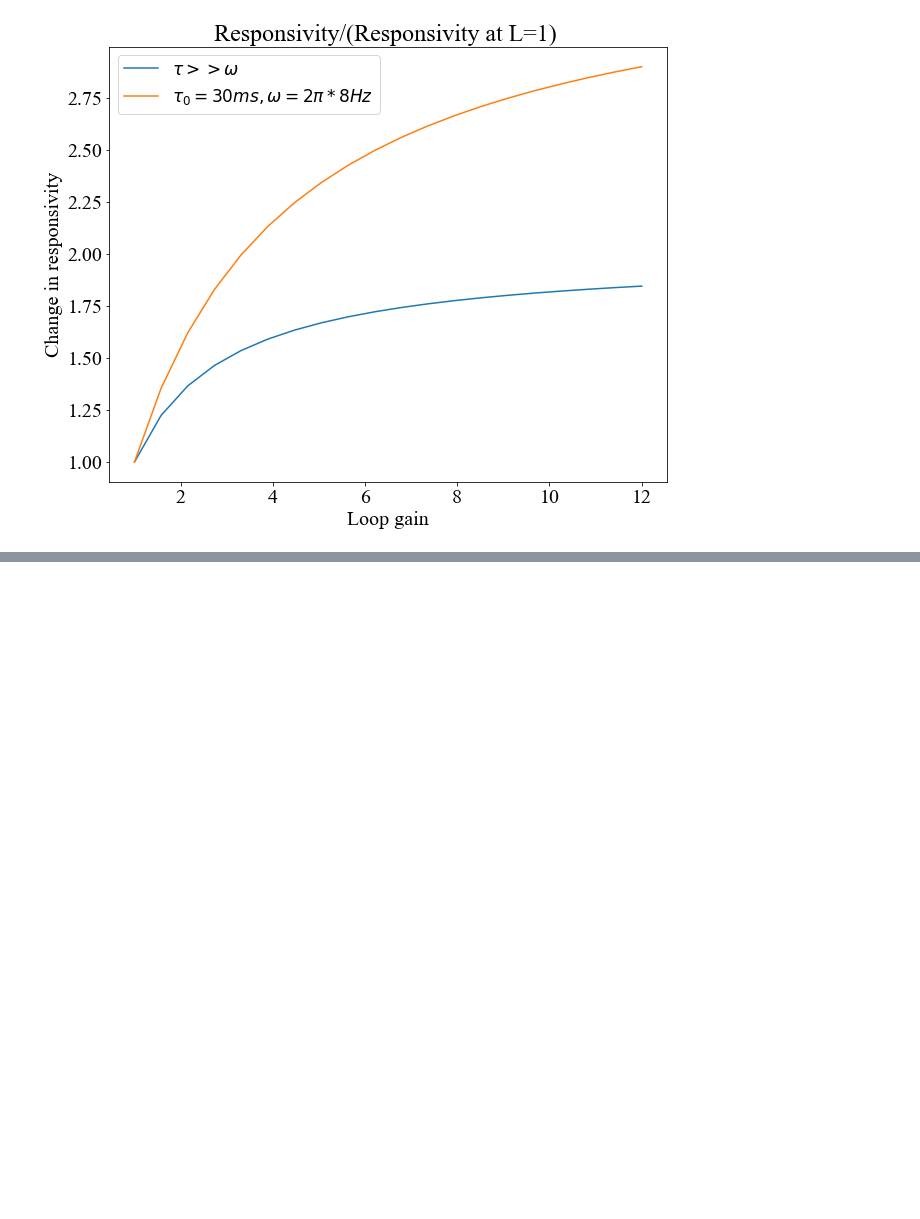
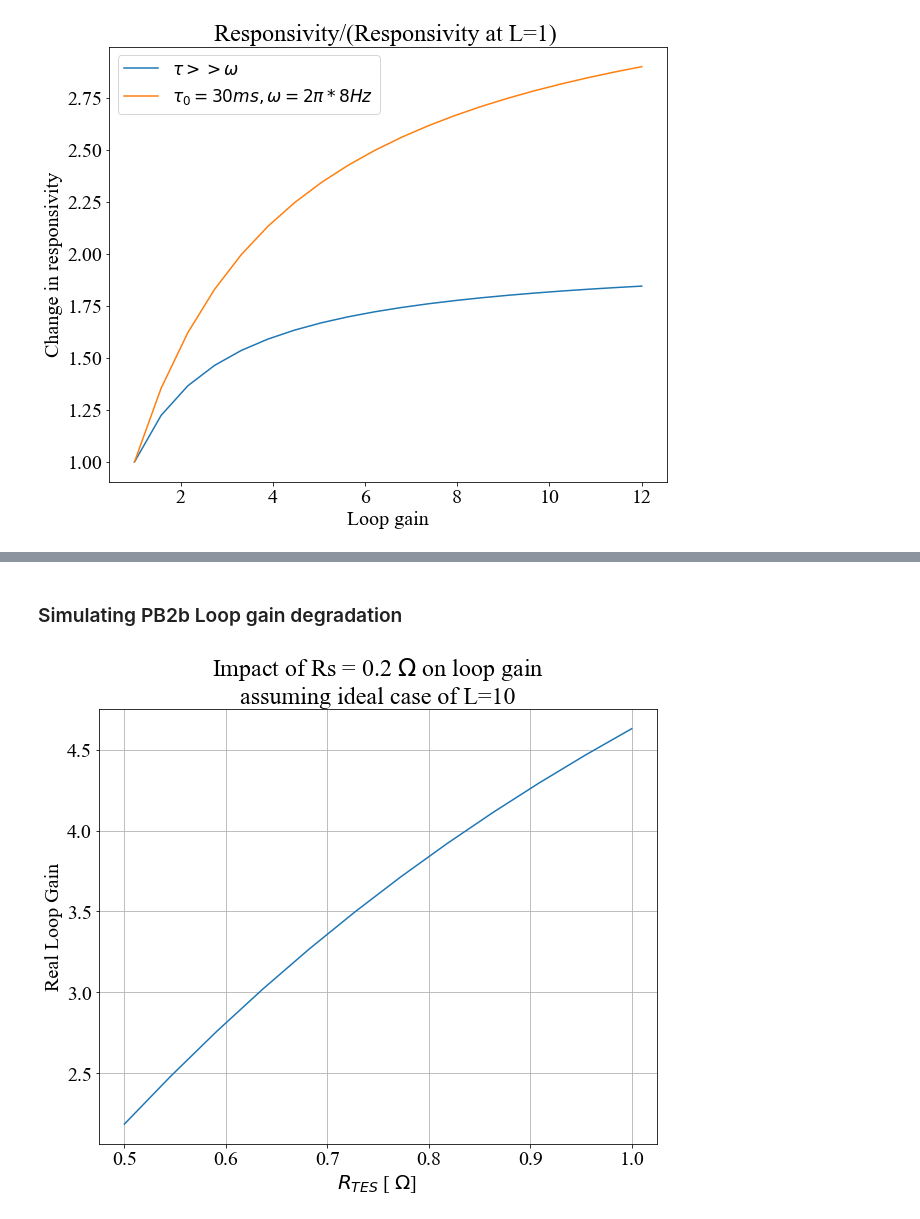
Before and after one commit to nfarias95/ReadoutDesigner, a Jupyter notebook: dfmux_simulations/simulate_responsivity.ipynb, the cells around one changed output, grey strips where cells are left out. Saved outputs shown, nothing was run; the diff lists cells and outputs as text; code cells hidden in the pictures; blank space fills up the shorter version.

```diff
--- a/dfmux_simulations/simulate_responsivity.ipynb
+++ b/dfmux_simulations/simulate_responsivity.ipynb
@@ -51,0 +238,24 @@ plt.legend()
+# %% [markdown]
+### Simulating PB2b Loop gain degradation
+# %%
+
+R_TESs = np.linspace(0.5, 1, 12)
+R_s = 0.2
+loop_gain = 10
+
+# data to collect
+loop_gains_real = np.zeros(len(R_TESs))
+
+for rc, R_TES in enumerate(R_TESs):
+
+    loop_gains_real[rc] = loop_gain * get_loop_gain_factor(R_TES, R_s)
+
+
+plt.figure(15, figsize=FIG_SIZE)
+plt.plot( R_TESs, loop_gains_real)
+plt.ylabel("Real Loop Gain")
+plt.xlabel("$R_{TES}$ [ $\\Omega$] ")
+plt.title("Impact of Rs = " + str(R_s) +" $\\Omega$ on loop gain \nassuming ideal case of L=10")
+plt.grid(True)
+# %% [output]
+[figure, added]
```
Also changed, not shown: parts of 7 cells of this notebook, 9 other files.
